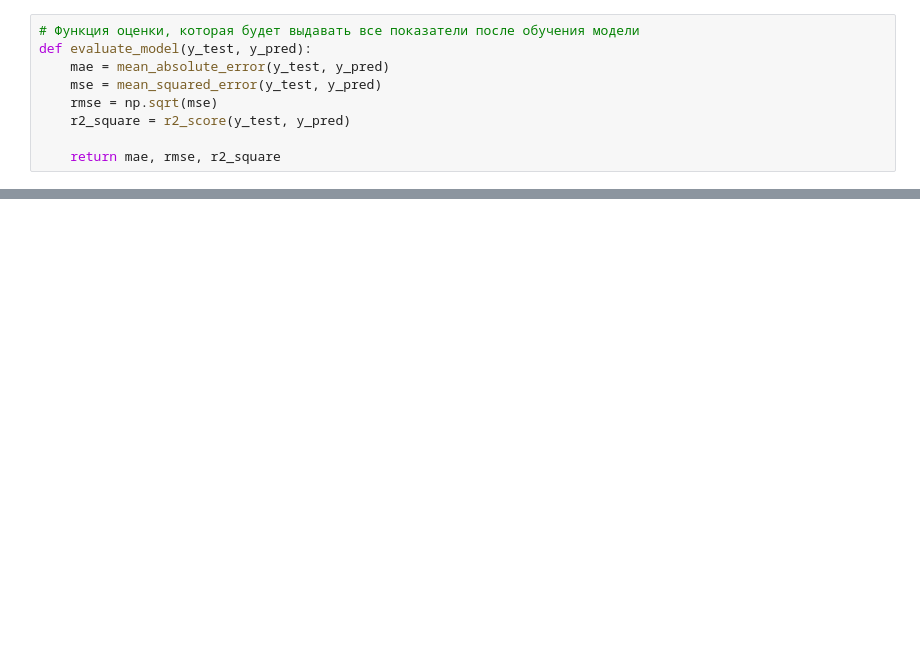
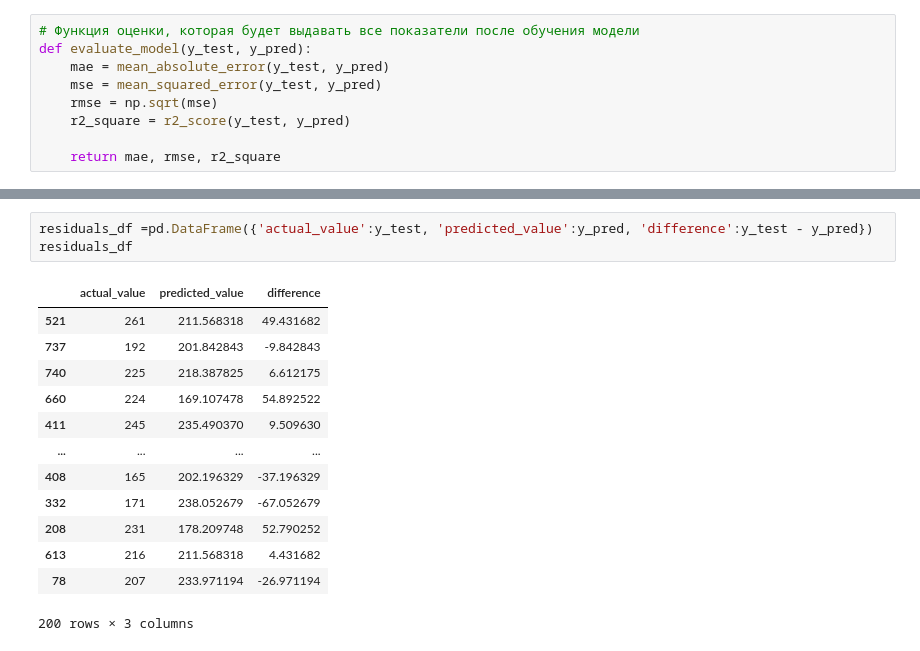
Before and after one commit to giblyf/-students_performance, a Jupyter notebook: notebook/model_training.ipynb, the cells around one changed output, grey strips where cells are left out. Cells and saved outputs as stored; diff of their text form; blank space fills up the shorter version.

```diff
--- a/notebook/model_training.ipynb
+++ b/notebook/model_training.ipynb
@@ -151,0 +191,17 @@ Model performance for Test set
+# %%
+residuals_df =pd.DataFrame({'actual_value':y_test, 'predicted_value':y_pred, 'difference':y_test - y_pred})
+residuals_df
+# %% [output]
+|  | actual_value | predicted_value | difference |
+| 521 | 261 | 211.568318 | 49.431682 |
+| 737 | 192 | 201.842843 | -9.842843 |
+| 740 | 225 | 218.387825 | 6.612175 |
+| 660 | 224 | 169.107478 | 54.892522 |
+| 411 | 245 | 235.490370 | 9.509630 |
+| ... | ... | ... | ... |
+| 408 | 165 | 202.196329 | -37.196329 |
+| 332 | 171 | 238.052679 | -67.052679 |
+| 208 | 231 | 178.209748 | 52.790252 |
+| 613 | 216 | 211.568318 | 4.431682 |
+| 78 | 207 | 233.971194 | -26.971194 |
+200 rows × 3 columns
```
Also changed, not shown: parts of 10 cells of this notebook.
